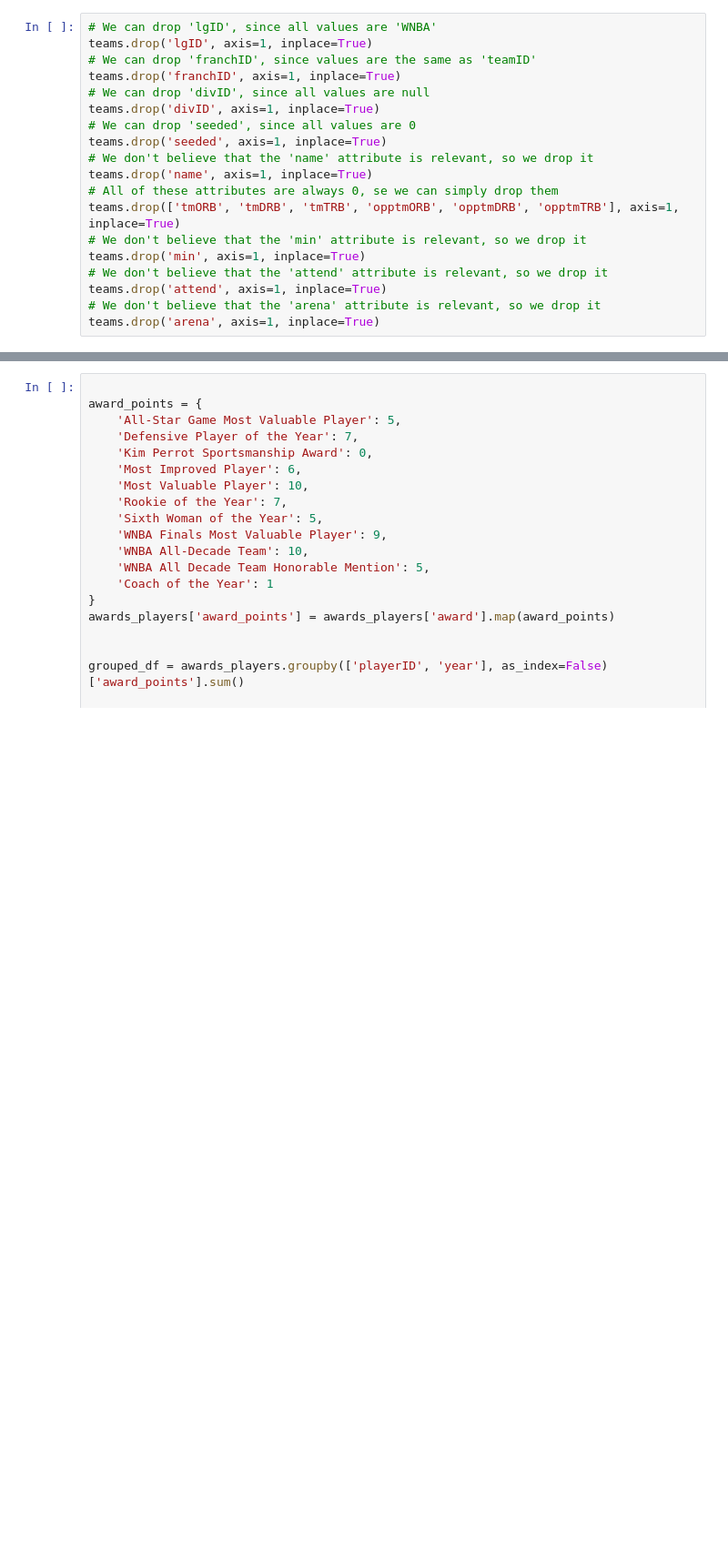
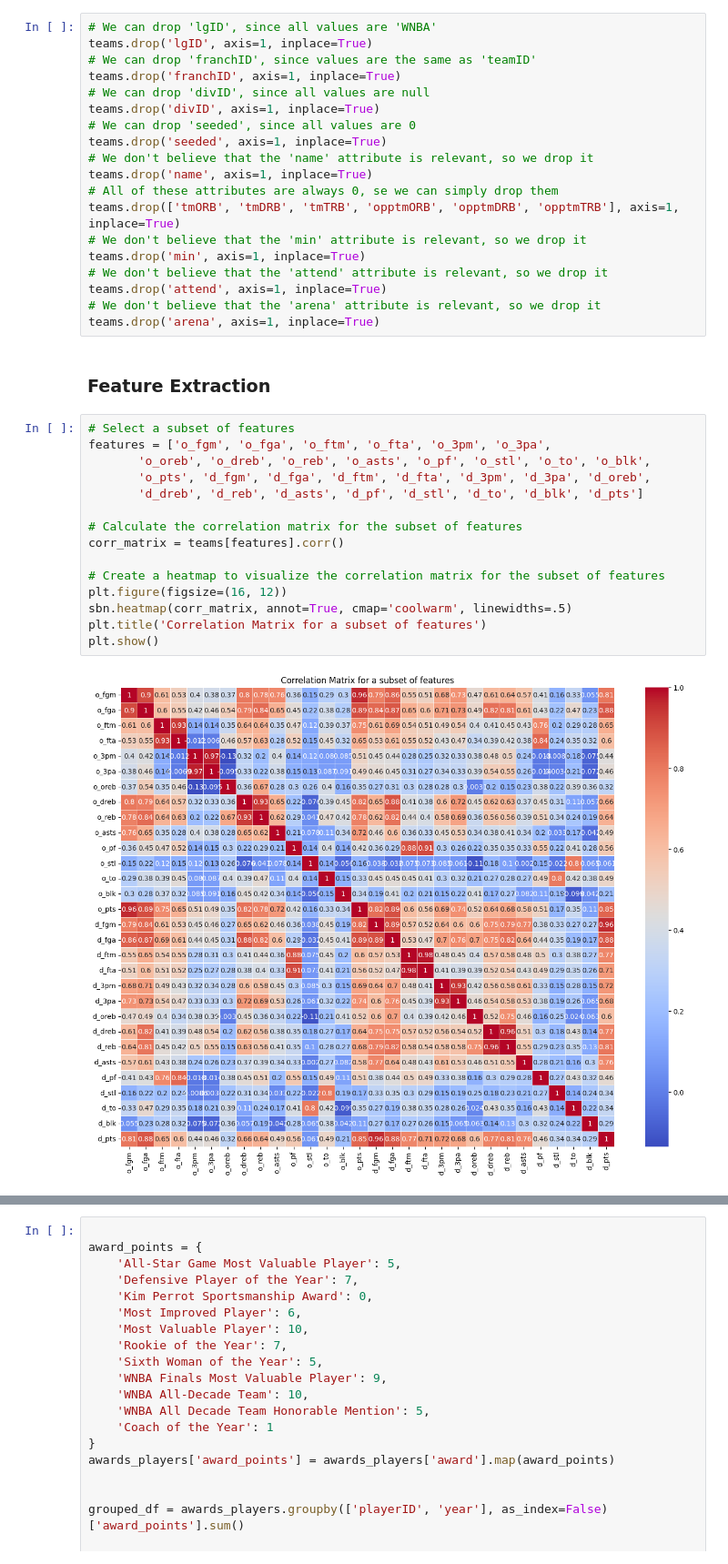
Before and after one commit to jmisidro/FEUP_ML, a Jupyter notebook: src/preparation.ipynb, the cells around one changed output, grey strips where cells are left out. Shown at 91% size. Saved outputs shown, nothing was run; the diff lists cells and outputs as text; blank space fills up the shorter version.

Commit message:
added correlation matrix for teams and removed highly correlated features

```diff
--- a/src/preparation.ipynb
+++ b/src/preparation.ipynb
@@ -84,3 +84,22 @@ teams.drop('min', axis=1, inplace=True)
 teams.drop('attend', axis=1, inplace=True)
 # We don't believe that the 'arena' attribute is relevant, so we drop it
 teams.drop('arena', axis=1, inplace=True)
+# %% [markdown]
+### Feature Extraction
+# %%
+# Select a subset of features
+features = ['o_fgm', 'o_fga', 'o_ftm', 'o_fta', 'o_3pm', 'o_3pa',
+       'o_oreb', 'o_dreb', 'o_reb', 'o_asts', 'o_pf', 'o_stl', 'o_to', 'o_blk',
+       'o_pts', 'd_fgm', 'd_fga', 'd_ftm', 'd_fta', 'd_3pm', 'd_3pa', 'd_oreb',
+       'd_dreb', 'd_reb', 'd_asts', 'd_pf', 'd_stl', 'd_to', 'd_blk', 'd_pts']
+
+# Calculate the correlation matrix for the subset of features
+corr_matrix = teams[features].corr()
+
+# Create a heatmap to visualize the correlation matrix for the subset of features
+plt.figure(figsize=(16, 12))
+sbn.heatmap(corr_matrix, annot=True, cmap='coolwarm', linewidths=.5)
+plt.title('Correlation Matrix for a subset of features')
+plt.show()
+# %% [output]
+[figure, added]
```
Also changed, not shown: parts of 1 cell of this notebook.
